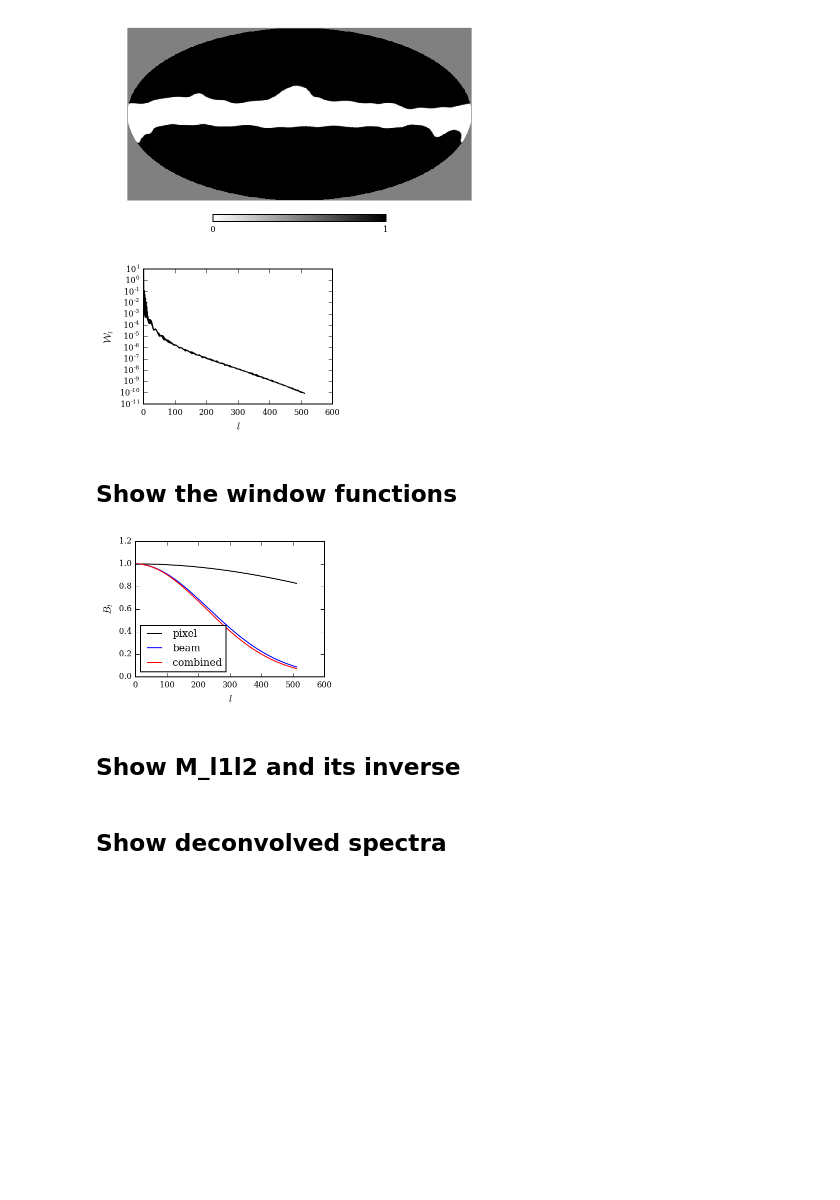
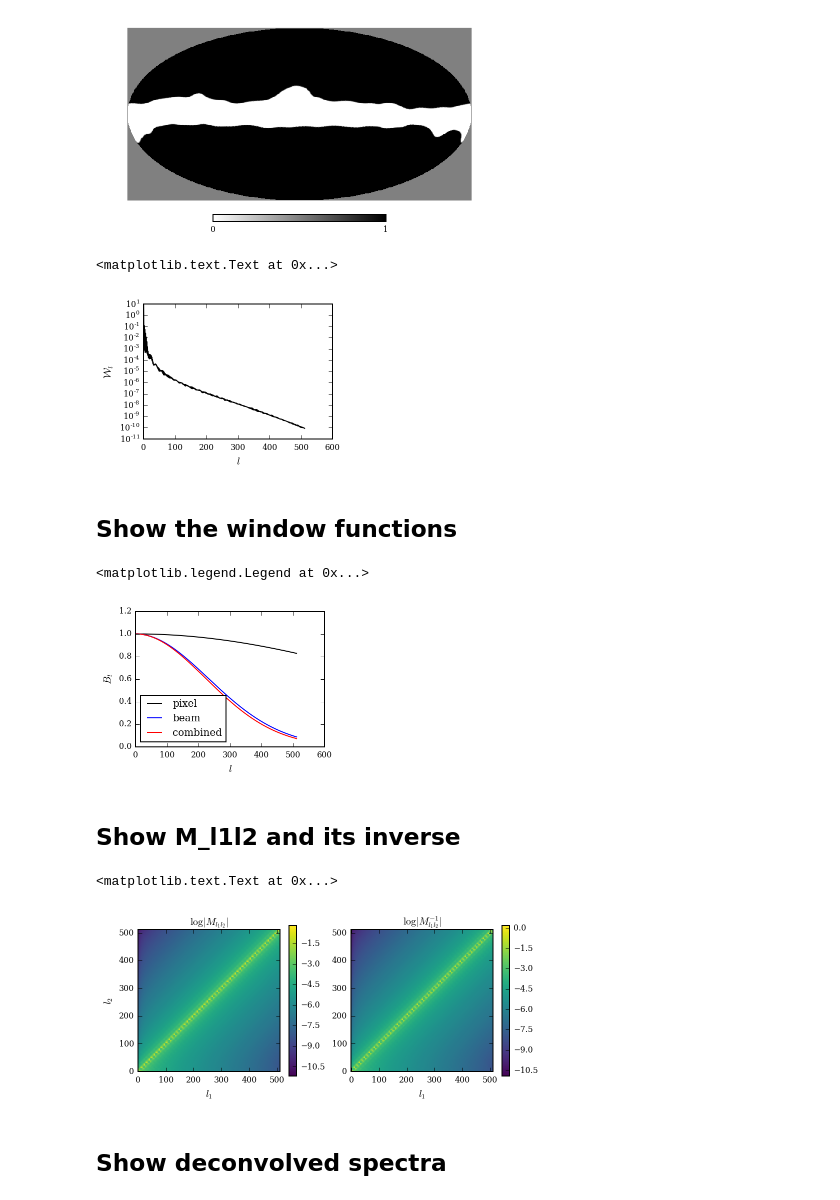
Before and after one commit to DanielLenz/powerspectrum_master, a Jupyter notebook: notebooks/illustrate_steps.ipynb, the cells around one changed output. Saved outputs shown, nothing was run; the diff lists cells and outputs as text; code cells hidden in the pictures; blank space fills up the shorter version.

```diff
--- a/notebooks/illustrate_steps.ipynb
+++ b/notebooks/illustrate_steps.ipynb
@@ -41,7 +38,7 @@ NSIDE = 256
 NPIX = hp.nside2npix(NSIDE)
 LMAX = 2*NSIDE
 BEAMSIZE = 35./60.
-BINFACTOR = 16
+BINFACTOR = 32
 # %% [markdown]
 ## C_l and map input
 # %%
@@ -101,8 +98,9 @@ ax.semilogy(pse.cl_mask, c='k')
 ax.set_xlabel(r'$l$')
 ax.set_ylabel(r'$\mathcal{W}_l$')
 
-pl.savefig('../images/cl_mask.pdf', dpi=300, transparent=True)
+# pl.savefig('../images/cl_mask.pdf', dpi=300, transparent=True)
 # %% [output]
+<matplotlib.text.Text at 0x...>
 [figure]
 # %% [markdown]
 ## Show the window functions
@@ -117,30 +115,33 @@ ax.set_ylabel(r'$B_l$')
 
 pl.legend(loc='lower left')
 
-pl.savefig('../images/windowfunc.pdf', dpi=300, transparent=True)
+# pl.savefig('../images/windowfunc.pdf', dpi=300, transparent=True)
 # %% [output]
+<matplotlib.legend.Legend at 0x...>
 [figure]
 # %% [markdown]
 ## Show M_l1l2 and its inverse
 # %%
-fig, (ax1, ax2) = pl.subplots(figsize=(7., 2.5), ncols=2)
+fig, (ax1, ax2) = pl.subplots(figsize=(7., 2.7), ncols=2)
 
 # im1
 im1 = ax1.imshow(np.log10(np.abs(pse.M_l1l2)), interpolation='None', cmap=P.CMAP, origin='lower')
 ax1.set_title(r'$\log{|M_{l_1l_2}|}$')
 ax1.set_xlabel(r'$l_1$')
 ax1.set_ylabel(r'$l_2$')
 pl.colorbar(im1, ax=ax1)
 
 # im2
 im2 = ax2.imshow(np.log10(np.abs(np.linalg.inv(pse.M_l1l2))), interpolation='None', cmap=P.CMAP, origin='lower')
 pl.colorbar(im2, ax=ax2)
 ax2.set_xlabel(r'$l_1$')
-ax2.set_ylabel(r'$l_2$')
 ax2.set_title(r'$\log{|M^{-1}_{l_1l_2}|}$')
 
 # save
-pl.savefig('../images/M_l1l2.pdf', dpi=300, transparent=True)
+# pl.savefig('../images/M_l1l2.pdf', dpi=300, transparent=True)
+# %% [output]
+<matplotlib.text.Text at 0x...>
+[figure, added]
 # %% [markdown]
 ## Show deconvolved spectra
 # %%
```
Also changed, not shown: parts of 8 cells of this notebook, 8 other files.
